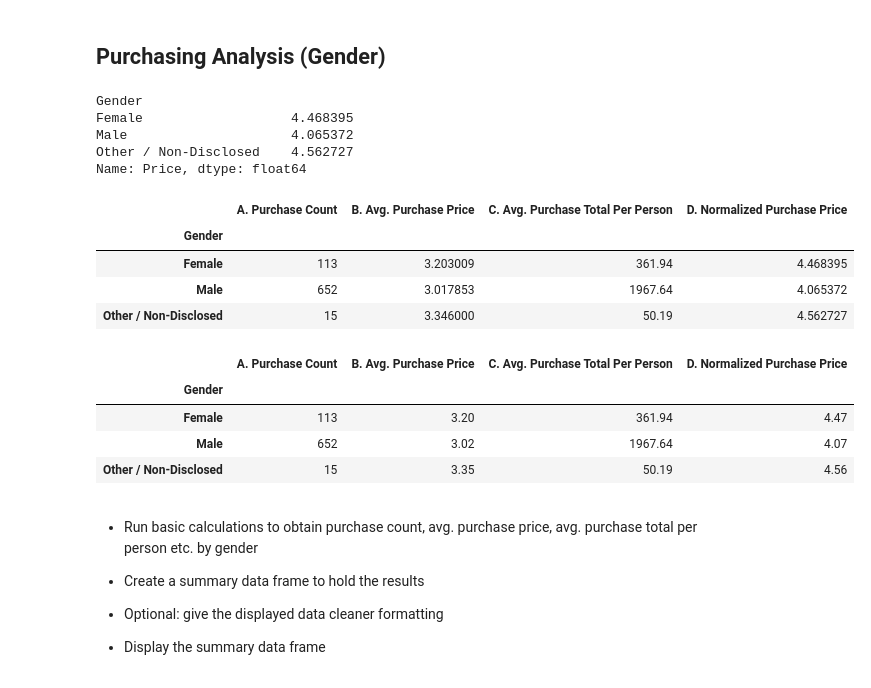
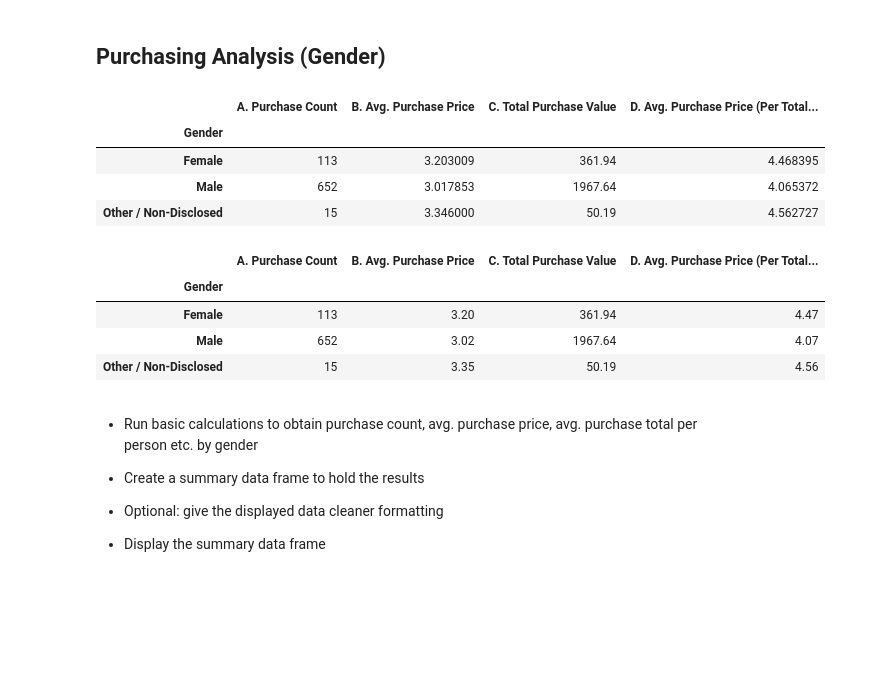
Before and after one commit to atravaglia/pandas-challenge, a Jupyter notebook: HeroesOfPymoli.ipynb, the cells around one changed output. Saved outputs shown, nothing was run; the diff lists cells and outputs as text; code cells hidden in the pictures; blank space fills up the shorter version.

```diff
--- a/HeroesOfPymoli.ipynb
+++ b/HeroesOfPymoli.ipynb
@@ -171,26 +193,17 @@ purchase_avg_price=purchase_data.groupby(["Gender"]).mean()["Price"]
 total_purchase_value=purchase_data.groupby(["Gender"]).sum()["Price"]
 
 normalized_totals=total_purchase_value/PlayersCount
-
-print(normalized_totals)
-# %% [output]
-Gender
-Female                   4.468395
-Male                     4.065372
-Other / Non-Disclosed    4.562727
-Name: Price, dtype: float64
 # %%
-#Note: C = A * B; D = C/Count of Players in Gender Category
-
 summary_purchasing_analysis=pd.DataFrame(
     {"A. Purchase Count":purchase_count,
      "B. Avg. Purchase Price":purchase_avg_price,
-     "C. Avg. Purchase Total Per Person": total_purchase_value,
-     "D. Normalized Purchase Price":normalized_totals})
+     "C. Total Purchase Value": total_purchase_value,
+     "D. Avg. Purchase Price (Per Total No. Purchases)":normalized_totals})
 
+#Print to check number of decimals
 summary_purchasing_analysis.head()
 # %% [output]
-|  | A. Purchase Count | B. Avg. Purchase Price | C. Avg. Purchase Total Per Person | D. Normalized Purchase Price |
+|  | A. Purchase Count | B. Avg. Purchase Price | C. Total Purchase Value | D. Avg. Purchase Price (Per Total... |
 | Gender |  |  |  |  |
 | Female | 113 | 3.203009 | 361.94 | 4.468395 |
 | Male | 652 | 3.017853 | 1967.64 | 4.065372 |
@@ -199,7 +214,7 @@ summary_purchasing_analysis.head()
 summary_purchasing_analysis=summary_purchasing_analysis.round(2)
 summary_purchasing_analysis
 # %% [output]
-|  | A. Purchase Count | B. Avg. Purchase Price | C. Avg. Purchase Total Per Person | D. Normalized Purchase Price |
+|  | A. Purchase Count | B. Avg. Purchase Price | C. Total Purchase Value | D. Avg. Purchase Price (Per Total... |
 | Gender |  |  |  |  |
 | Female | 113 | 3.20 | 361.94 | 4.47 |
 | Male | 652 | 3.02 | 1967.64 | 4.07 |
```
Also changed, not shown: parts of 10 cells of this notebook, 1 other file.
